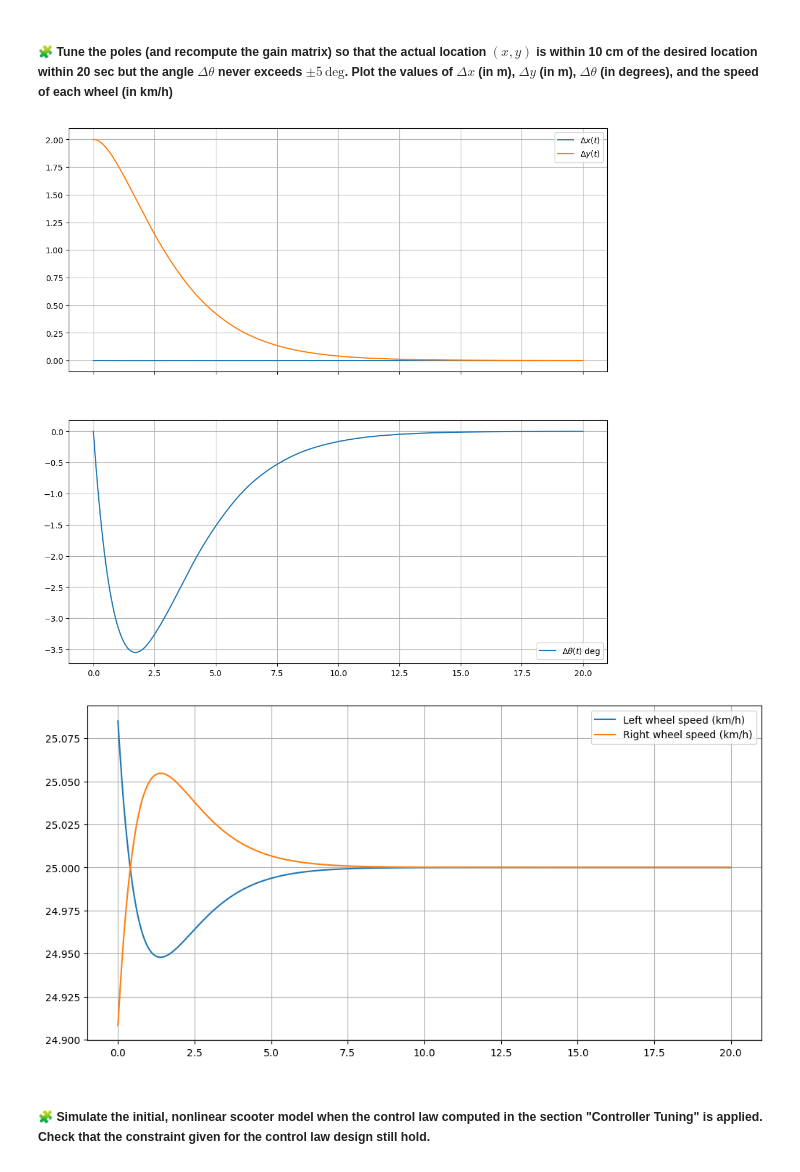
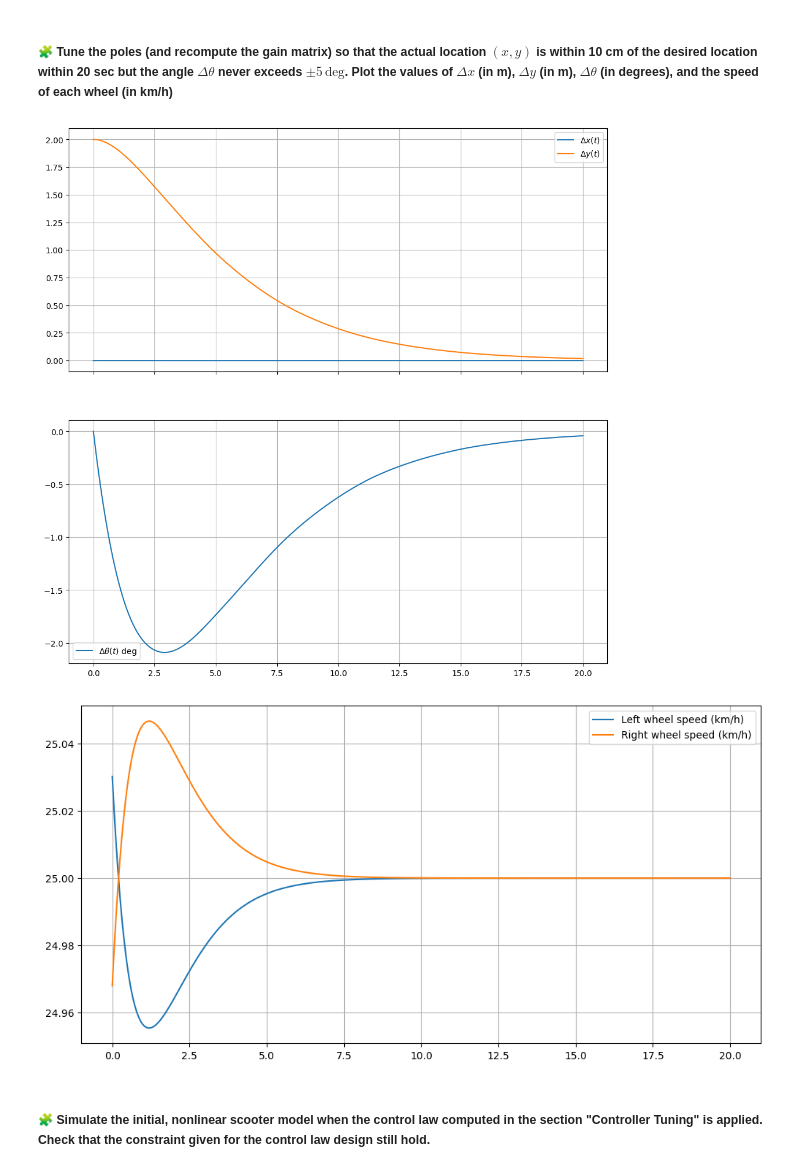
Before and after one commit to Adellah-bellahmama/control-engineering-with-python-project-2023-2024, a Jupyter notebook: Project-part-3.ipynb, the cells around one changed output. Cells and saved outputs as stored; diff of their text form; code cells hidden in the pictures.

```diff
--- a/Project-part-3.ipynb
+++ b/Project-part-3.ipynb
@@ -565,12 +565,12 @@ pass
 # %% [markdown]
 ##### 🧩 Tune the poles (and recompute the gain matrix) so that the actual location $(x, y)$ is within 10 cm of the desired location within 20 sec but the angle $\Delta \theta$ never exceeds $\pm 5 \, \mathrm{deg}$. Plot the values of $\Delta x$ (in m), $\Delta y$ (in m), $\Delta \theta$ (in degrees), and the speed of each wheel (in km/h)
 # %%
-poles = [-0.55, -0.60, -0.62]
+poles = [-0.3, -0.33, -0.4]
 K = place_poles(A,B,poles).gain_matrix
 
-dOmega = -K @ dX
-dOmega_l = dOmega[0,:]
-dOmega_r = dOmega[1,:]
+
+def lin_fun(t, deltaX):
+    return A @ deltaX + B @ deltaOmega(t, deltaX)
 
 tf = 20
 results = solve_ivp(
@@ -580,34 +580,34 @@ results = solve_ivp(
     dense_output=True,
     rtol=1e-2,
     atol=1e-10
 )
 t = linspace(0.0, tf, 1000)
 dx, dy, dtheta = results["sol"](t)
 
 dOmega = -K @ dX
 dOmega_l = dOmega[0,:]
 dOmega_r = dOmega[1,:]
 
 fig = figure(figsize=(12, 12))
 ax1, ax2 = fig.subplots(2, 1, sharex=True)
 ax1.grid(True)
 ax1.plot(t, dx, label=r"$\Delta x(t)$")
 ax1.plot(t, dy, label=r"$\Delta y(t)$")
 ax1.legend()
 ax2.grid(True)
 ax2.plot(t, dtheta*180/pi, label=r"$\Delta\theta(t)$ deg")
 ax2.legend()
 
 omega_l = dOmega_l + v/r
 omega_r = dOmega_r + v/r
 fig = figure(figsize=(12, 6))
 plot(t, omega_l * r * 3.6, label=r"Left wheel speed (km/h)")
 plot(t, omega_r * r * 3.6, label=r"Right wheel speed (km/h)")
 grid()
 legend()
 pass
 # %% [output]
-[figure, old version]
+[figure, new version]
-[figure, old version]
+[figure, new version]
 # %% [markdown]
 ##### 🧩 Simulate the initial, nonlinear scooter model when the control law computed in the section "Controller Tuning" is applied. Check that the constraint given for the control law design still hold.
```
Also changed, not shown: parts of 4 cells of this notebook.
